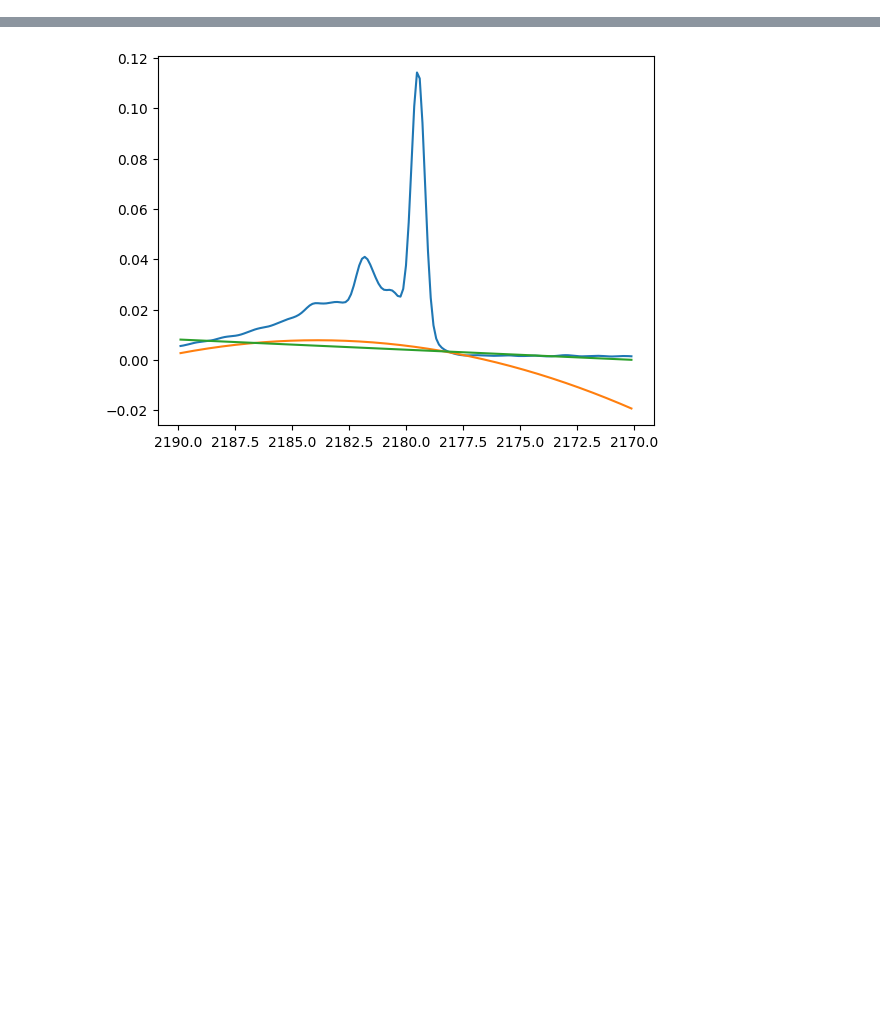
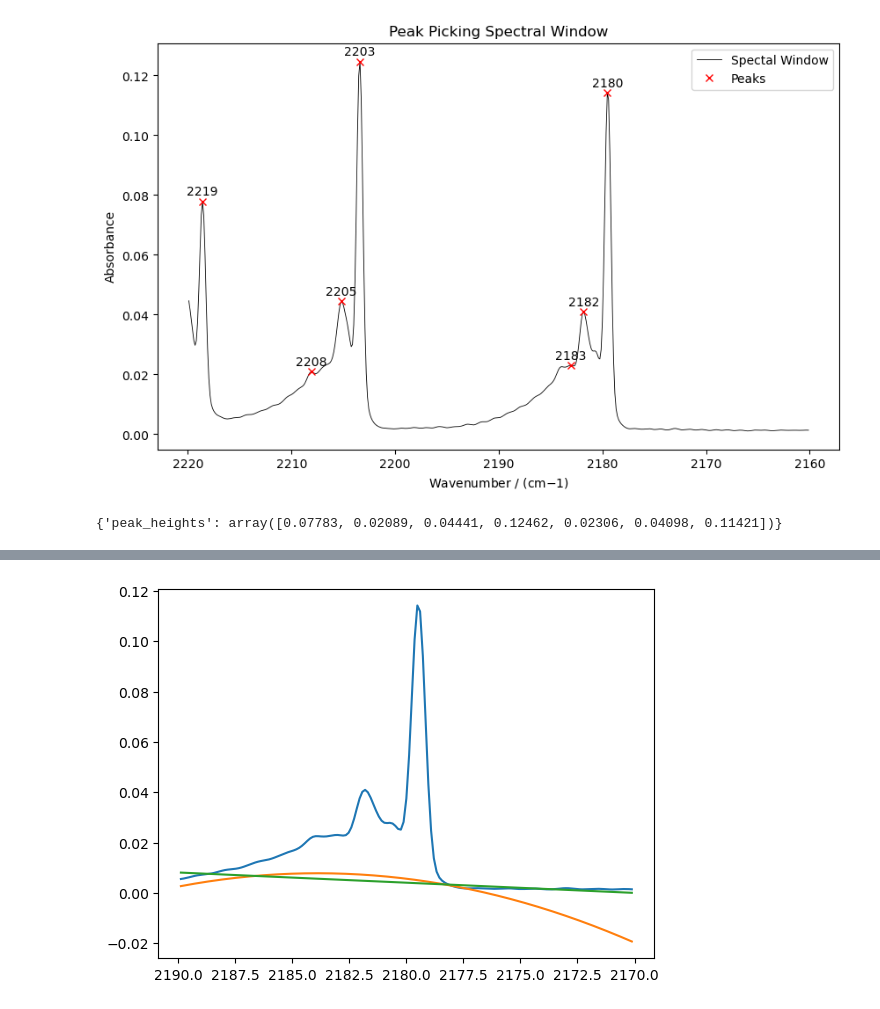
Before and after one commit to LukasMeinschad/ir_peak_int, a Jupyter notebook: spectra_test.ipynb, the cells around one changed output, grey strips where cells are left out. Saved outputs shown, nothing was run; the diff lists cells and outputs as text; code cells hidden in the pictures; blank space fills up the shorter version.

```diff
--- a/spectra_test.ipynb
+++ b/spectra_test.ipynb
@@ -116,0 +51,38 @@ plt.show()
+# %%
+from scipy.signal import find_peaks
+
+def peak_picking_spectral_window(x_window,y_window,height=None,distance=None,prominence=None):
+    """
+    Applies Peak Picking to a given spectral window
+
+    Attr:
+        x_window: x-data of spectral window
+        y_window: y-data of spectral window
+        height: Required height of Peaks, optional
+        distance: Required horizontal distance between peaks
+        prominence: Required prominence of peaks
+    """
+
+    peaks, properties = find_peaks(y_window, height=height, distance=distance, prominence=prominence)
+
+    plt.figure(figsize=(10,6))
+    plt.plot(x_window,y_window, label="Spectal Window", color = "black",linewidth = 0.6)
+    plt.plot(x_window[peaks],y_window[peaks], "x", label="Peaks", color ="Red")
+    plt.gca().invert_xaxis()
+    plt.title("Peak Picking Spectral Window")
+    plt.xlabel("Wavenumber / (cm${-1}$)")
+    plt.ylabel("Absorbance")
+    plt.legend()
+
+    for peak in peaks:
+        plt.annotate(f"{x_window[peak]:.0f}", (x_window[peak],y_window[peak]),textcoords="offset points", xytext=(0,5), ha="center")
+    plt.show()
+
+    return peaks,properties
+
+peaks,properties = peak_picking_spectral_window(x_window,y_window, 0.02,10)
+
+print(properties)
+# %% [output]
+[figure, added]
+{'peak_heights': array([0.07783, 0.02089, 0.04441, 0.12462, 0.02306, 0.04098, 0.11421])}
```
Also changed, not shown: parts of 15 cells of this notebook, 3 other files.
